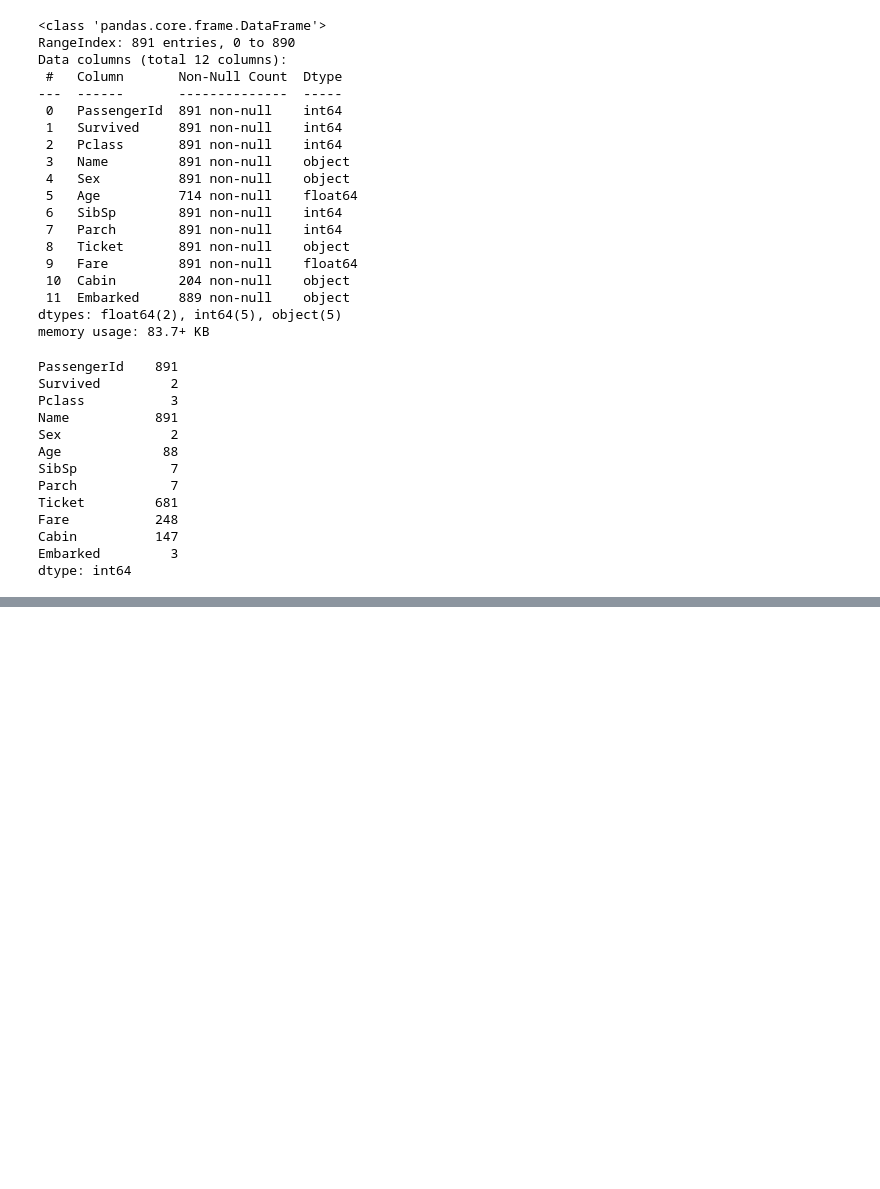
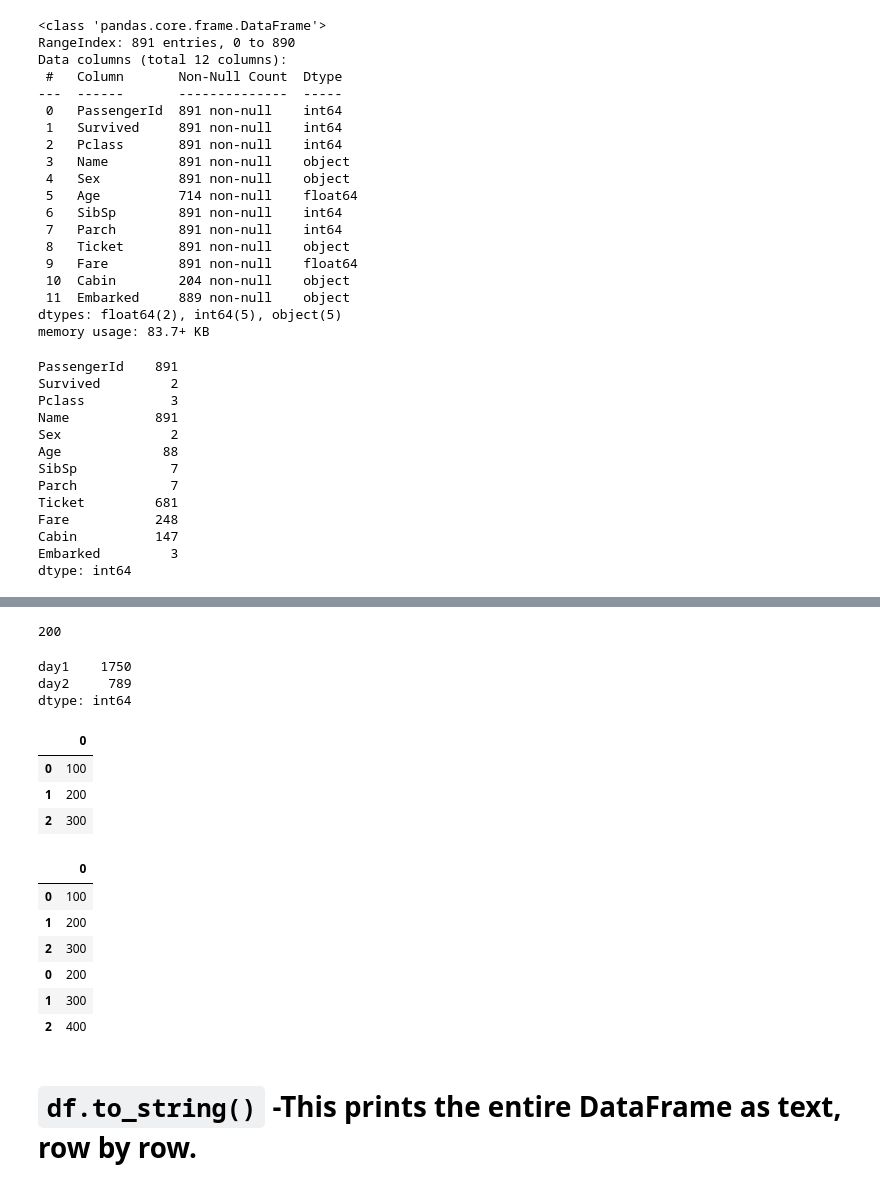
Before and after one commit to saeemane05/Python_Data_Analysis_Fundamental, a Jupyter notebook: PANDAS/03_transformation_and_features.ipynb, the cells around one changed output, grey strips where cells are left out. Saved outputs shown, nothing was run; the diff lists cells and outputs as text; code cells hidden in the pictures; blank space fills up the shorter version.

```diff
--- a/PANDAS/03_transformation_and_features.ipynb
+++ b/PANDAS/03_transformation_and_features.ipynb
@@ -108,3 +108,41 @@ PassengerId  Survived  Pclass  Name
 888          1         1       Graham, Miss. Margaret Edith                         female  19.0  0      0      112053    30.0000  B42          S           1
 890          1         1       Behr, Mr. Karl Howell                                male    26.0  0      0      111369    30.0000  C148         C           1
 Name: count, Length: 183, dtype: int64
+# %%
+data = [100 , 200 , 300]
+data1 = [200 , 300 , 400]
+series = pd.Series(data , index = ['a' , 'b' , 'c'])
+print(series.loc['b'])
+# %% [output]
+200
+# %%
+calories = {'day1':1750 , 'day2':789 , 'day3':6574}
+serie = pd.Series(calories)
+print(serie[serie < 2000])
+# %% [output]
+day1    1750
+day2     789
+dtype: int64
+# %%
+d = pd.DataFrame(data)
+d.name = 'Numbers'
+df1 = pd.DataFrame(data1)
+d
+# %% [output]
+|  | 0 |
+| 0 | 100 |
+| 1 | 200 |
+| 2 | 300 |
+# %%
+combine = pd.concat([d , df1])
+combine
+# %% [output]
+|  | 0 |
+| 0 | 100 |
+| 1 | 200 |
+| 2 | 300 |
+| 0 | 200 |
+| 1 | 300 |
+| 2 | 400 |
+# %% [markdown]
+# `df.to_string()` -This prints the entire DataFrame as text, row by row.
```
Also changed, not shown: parts of 8 cells of this notebook, 3 other files.
